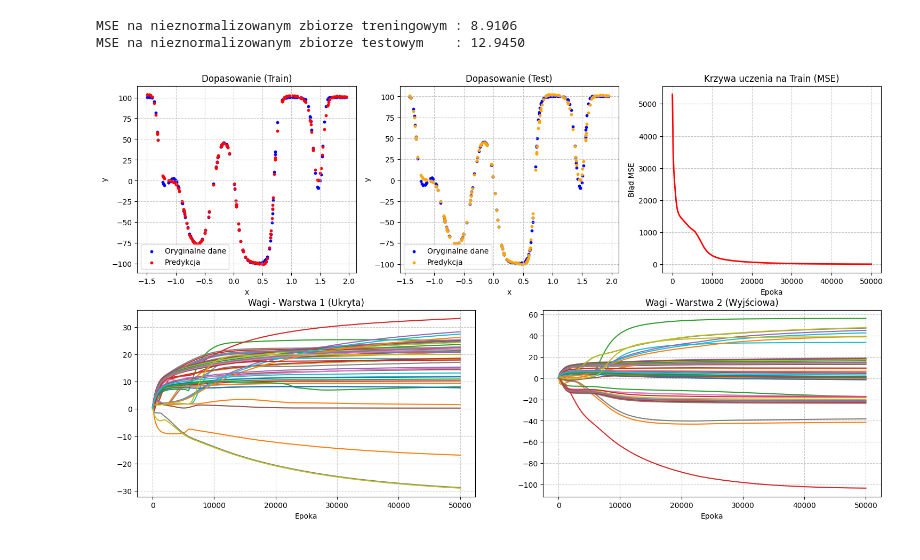
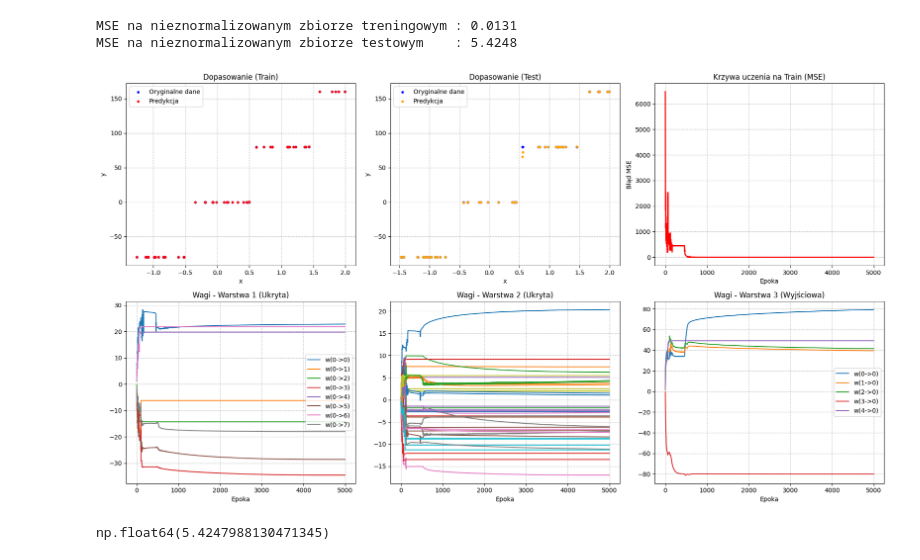
Before and after one commit to Karol315/MIOWAD, a Jupyter notebook: test.ipynb, the cells around one changed output. Saved outputs shown, nothing was run; the diff lists cells and outputs as text; code cells hidden in the pictures.

```diff
--- a/test.ipynb
+++ b/test.ipynb
@@ -138,12 +138,15 @@ MSE na nieznormalizowanym zbiorze testowym    : 97.4582
-# %%
-lab2(train_path= 'datasets/regression/multimodal-small-training.csv',
-     test_path= 'datasets/regression/multimodal-small-test.csv',
-     hidden_layers_sizes = [50],
-     epochs = 50000,
-     learning_rate = 0.002,
-     batch_size = None,
-     )
-# %% [output]
-MSE na nieznormalizowanym zbiorze treningowym : 8.9106
-MSE na nieznormalizowanym zbiorze testowym    : 12.9450
-[figure, removed]
+# %%
+lab2(train_path= 'datasets/regression/steps-small-training.csv',
+     test_path= 'datasets/regression/steps-small-test.csv',
+     hidden_layers_sizes = [8,5],
+     epochs = 5000,
+     learning_rate = 0.0038,
+     batch_size = 2,
+     init_method = 'xavier',
+     random_state= 1
+     ) #daje 5,42
+# %% [output]
+MSE na nieznormalizowanym zbiorze treningowym : 0.0131
+MSE na nieznormalizowanym zbiorze testowym    : 5.4248
+[figure, added]
+np.float64(5.4247988130471345)
```
Also changed, not shown: parts of 6 cells of this notebook, 3 other files.
